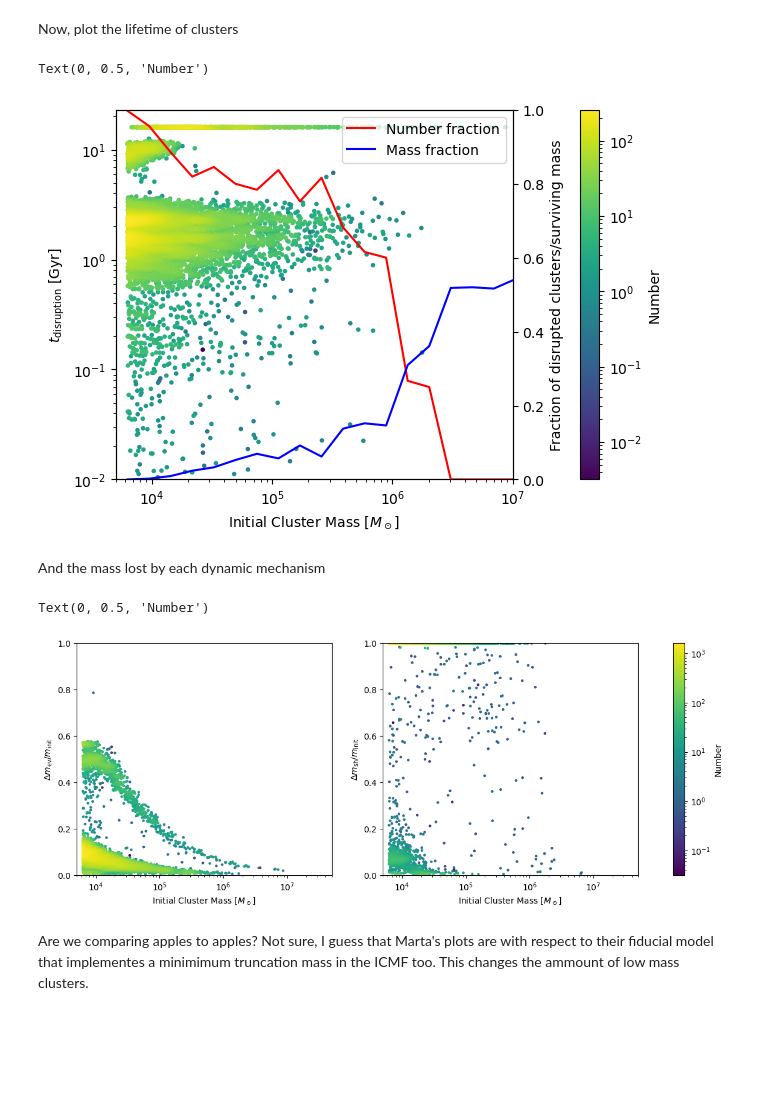
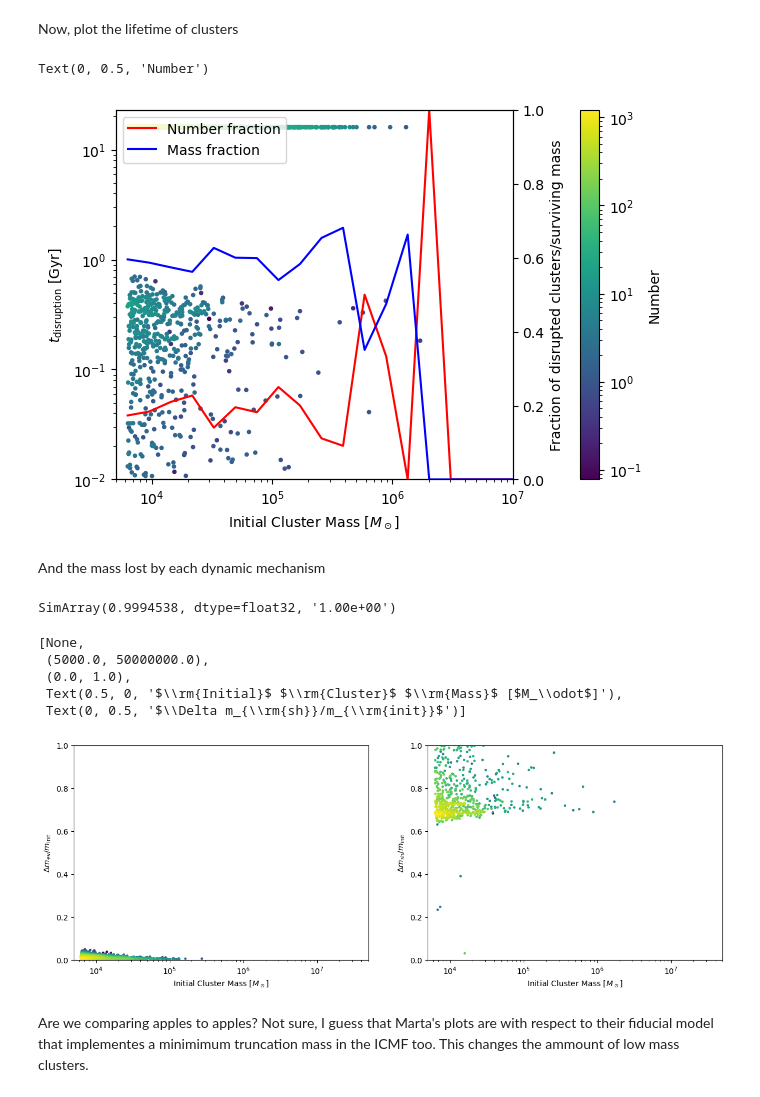
Before and after one commit to pablocoque/post_process_routines, a Jupyter notebook: mass_functions_compare.ipynb, the cells around one changed output. Cells and saved outputs as stored; diff of their text form; code cells hidden in the pictures; blank space fills up the shorter version.

```diff
--- a/mass_functions_compare.ipynb
+++ b/mass_functions_compare.ipynb
@@ -12,8 +13,8 @@ import pynbody
 Load simulation snapshot
 # %%
 datadir = '/home/pdcg/Documents/post_process_routines/'
-simulation = 'rlx_fixed/'
-s = pynbody.load(datadir+simulation+'snapdir_127/snapshot_127')
+simulation = 'small_timesteps/'
+s = pynbody.load(datadir+simulation+'snapdir_051/snapshot_051')
 # %% [markdown]
 ### Perform initial data analysis and units conversion
 First center and rotate main galaxy
@@ -34,14 +35,14 @@ s.physical_units()
 # %% [markdown]
 Define masks to retrieve stars with clusters, cluster masses, and mass losses
 # %%
-mask_clusters_initial = h[1].s['InitialNumberOfClusters'] > 0
-mask_clusters_final = h[1].s['NumberOfClusters'] > 0
+mask_clusters_initial = s.s['InitialNumberOfClusters'] > 0
+mask_clusters_final = s.s['NumberOfClusters'] > 0
 
-truncation_mass = h[1].s['ICMFTruncationMass'][mask_clusters_initial]
-cluster_masses = h[1].s['ClusterMass'][mask_clusters_initial].flatten()
-init_cluster_masses = h[1].s['InitialClusterMass'][mask_clusters_initial].flatten()
-masslostrelax = h[1].s['MassLostRelaxation'][mask_clusters_initial].flatten()
-masslostshock = h[1].s['MassLostShocks'][mask_clusters_initial].flatten()
+truncation_mass = s.s['ICMFTruncationMass'][mask_clusters_initial]
+cluster_masses = s.s['ClusterMass'][mask_clusters_initial].flatten()
+init_cluster_masses = s.s['InitialClusterMass'][mask_clusters_initial].flatten()
+masslostrelax = s.s['MassLostRelaxation'][mask_clusters_initial].flatten()
+masslostshock = s.s['MassLostShocks'][mask_clusters_initial].flatten()
 
 not_empty_clusters = (init_cluster_masses>0)
 
@@ -290,7 +281,7 @@ def density_scatter( x , y, ax = None, sort = True, bins = 20, **kwargs )   :
         idx = z.argsort()
         x, y, z = x[idx], y[idx], z[idx]
 
-    h = ax.scatter( x, y, c=z, **kwargs )
+    h = ax.scatter( x, y, c=z, norm='log', cmap=cm.viridis, **kwargs )
 
     return ax, h
 # %% [markdown]
@@ -316,7 +307,7 @@ massfraction = np.nan_to_num(massfraction, nan=0.)
 fig = plt.figure()
 ax1 = fig.add_subplot(1,1,1)
 ax2 = ax1.twinx()
-ax1, cb = density_scatter(init_cluster_masses[veryold_mask], lifetime_gyr[veryold_mask], ax=ax1, bins=[marray_icmf, np.logspace(-2,1.5,100)], edgecolors='face', s=5, norm='log')
+ax1, cb = density_scatter(init_cluster_masses, lifetime_gyr, ax=ax1, bins=[marray_icmf, np.logspace(-2,1.5,100)], edgecolors='face', s=5)
 ax1.set(xscale='log', yscale='log', xlim=(5e3, 1e7), ylim=(1e-2, 2.3e1))
 ax1.set(xlabel=r'$\rm{Initial}$ $\rm{Cluster}$ $\rm{Mass}$ [$M_\odot$]', ylabel=r'$t_{\rm{disruption}}$ [$\rm{Gyr}$]')
 ax2.plot((marray_icmf[:-1] + marray_icmf[1:])/2, fraction, color='r', label='Number fraction')
@@ -334,25 +325,33 @@ cbar.ax.set_ylabel('Number')
 # plt.savefig('disrupted_new.pdf')
 # %% [output]
 Text(0, 0.5, 'Number')
-[figure, old version]
+[figure, new version]
 # %% [markdown]
 And the mass lost by each dynamic mechanism
 # %%
 mevminit = masslostrelax/init_cluster_masses
 mshminit = masslostshock/init_cluster_masses
 mshminit[(mshminit>1)] = 1
+# %%
+mshminit.max()
+# %% [output]
+SimArray(0.9994538, dtype=float32, '1.00e+00')
 # %%
 fig, ax = plt.subplots(1, 2, figsize=(15,5))
-ax[0], cb = density_scatter(init_cluster_masses[veryold_mask], mevminit[veryold_mask], ax=ax[0],bins=[marray_icmf, np.linspace(0,1.1,100)], edgecolors='face', s=5, norm='log')
-ax[1], cb = density_scatter(init_cluster_masses[veryold_mask], mshminit[veryold_mask], ax=ax[1],bins=[marray_icmf, np.linspace(0,1.1,100)], edgecolors='face', s=5, norm='log')
+ax[0], cb = density_scatter(init_cluster_masses, mevminit, ax=ax[0],bins=[marray_icmf, np.linspace(0,1.1,100)], edgecolors='face', s=5)
+ax[1], cb = density_scatter(init_cluster_masses, mshminit, ax=ax[1],bins=[marray_icmf, np.linspace(0,1.1,100)], edgecolors='face', s=5)
 ax[0].set(xscale='log', xlim=(5e3, 5e7), ylim=(0,1), xlabel=r'$\rm{Initial}$ $\rm{Cluster}$ $\rm{Mass}$ [$M_\odot$]', ylabel=r'$\Delta m_{\rm{ev}}/m_{\rm{init}}$')
 ax[1].set(xscale='log', xlim=(5e3, 5e7), ylim=(0,1), xlabel=r'$\rm{Initial}$ $\rm{Cluster}$ $\rm{Mass}$ [$M_\odot$]', ylabel=r'$\Delta m_{\rm{sh}}/m_{\rm{init}}$')
-cbar = fig.colorbar(cb, ax=ax)
-cbar.ax.set_ylabel('Number')
-# plt.savefig('lostmass_new.pdf')
+# cbar = fig.colorbar(cb, ax=ax)
+# cbar.ax.set_ylabel('Number')
+# plt.savefig('lostmass_old.pdf')
 # %% [output]
-Text(0, 0.5, 'Number')
+[None,
+ (5000.0, 50000000.0),
+ (0.0, 1.0),
+ Text(0.5, 0, '$\\rm{Initial}$ $\\rm{Cluster}$ $\\rm{Mass}$ [$M_\\odot$]'),
+ Text(0, 0.5, '$\\Delta m_{\\rm{sh}}/m_{\\rm{init}}$')]
-[figure, old version]
+[figure, new version]
 # %% [markdown]
 Are we comparing apples to apples? Not sure, I guess that Marta's plots are with respect to their fiducial model that implementes a minimimum truncation mass in the ICMF too. This changes the ammount of low mass clusters.
 # %%
```
Also changed, not shown: parts of 15 cells of this notebook, 2 other files.
